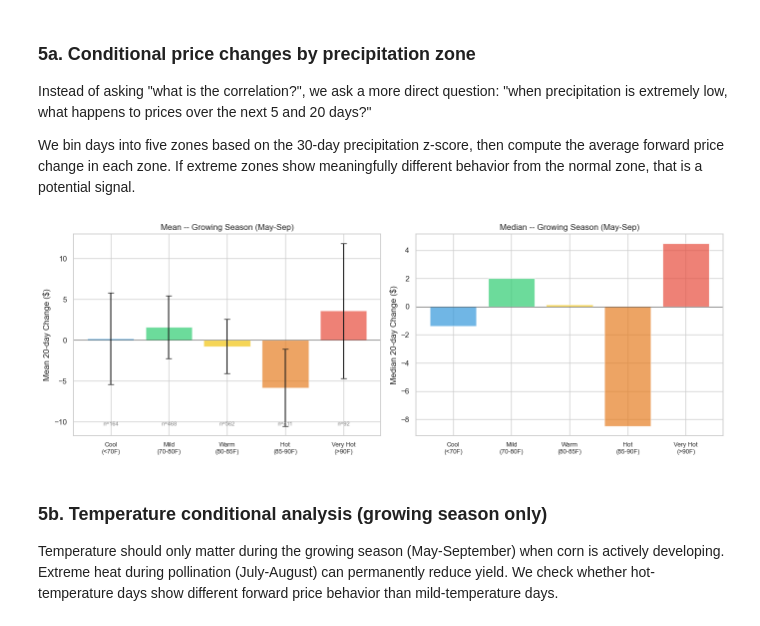
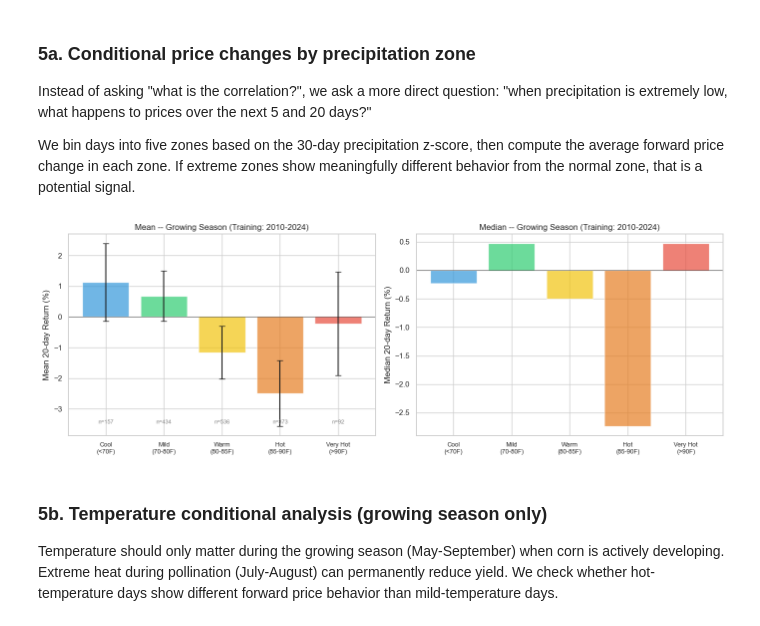
Before and after one commit to sa000/crop_prediction, a Jupyter notebook: eda/strategy_discovery.ipynb, the cells around one changed output. Cells and saved outputs as stored; diff of their text form; code cells hidden in the pictures.

```diff
--- a/eda/strategy_discovery.ipynb
+++ b/eda/strategy_discovery.ipynb
@@ -329,6 +341,8 @@ we construct several candidate features from the raw data and measure their rela
 to returns using both Pearson correlation (linear) and **mutual information** (captures
 any statistical dependency, including nonlinear).
 # %%
+# Compute all features on the full dataset -- rolling windows need history.
+
 # ---- Precipitation features ----
 
 # Rolling sums at different horizons
@@ -370,7 +384,12 @@ feature_cols = [
     'heat_days_7d', 'drought_index',
 ]
 
+# Create train/test split with all features included
+df_train = df.loc[:TRAIN_END]
+df_test = df.loc[TEST_START:]
+
 print(f'Built {len(feature_cols)} candidate features from raw data')
-df[feature_cols].describe().round(3)
+print(f'Training set: {len(df_train):,} rows | Test set: {len(df_test):,} rows')
+df_train[feature_cols].describe().round(3)
 # %% [output]
 Built 12 candidate features from raw data
@@ -545,46 +531,46 @@ We bin days into five zones based on the 30-day precipitation z-score, then comp
 the average forward price change in each zone. If extreme zones show meaningfully
 different behavior from the normal zone, that is a potential signal.
 # %%
-# Same analysis for temperature, but restricted to the growing season (May-Sep)
-# when temperature actually affects the crop.
+# Temperature analysis restricted to the growing season (May-Sep)
+# Training data only (2010-2024)
 
-analysis_t = df[['temp_max_7d', 'chg_20d']].dropna()
+analysis_t = df_train[['temp_max_7d', 'ret_20d']].dropna()
 growing = analysis_t[analysis_t.index.month.isin([5, 6, 7, 8, 9])].copy()
 
 bins_t = [0, 70, 80, 85, 90, 120]
 labels_t = ['Cool\n(<70F)', 'Mild\n(70-80F)', 'Warm\n(80-85F)',
             'Hot\n(85-90F)', 'Very Hot\n(>90F)']
 growing['temp_zone'] = pd.cut(growing['temp_max_7d'], bins=bins_t, labels=labels_t)
 
-zone_chg = growing.groupby('temp_zone', observed=True)['chg_20d'].agg(['mean', 'median', 'std', 'count'])
-zone_chg['se'] = zone_chg['std'] / np.sqrt(zone_chg['count'])
+zone_ret = growing.groupby('temp_zone', observed=True)['ret_20d'].agg(['mean', 'median', 'std', 'count'])
+zone_ret['se'] = zone_ret['std'] / np.sqrt(zone_ret['count'])
 
 fig, axes = plt.subplots(1, 2, figsize=(14, 5))
 colors_t = ['#3498db', '#2ecc71', '#f1c40f', '#e67e22', '#e74c3c']
 
-axes[0].bar(range(len(zone_chg)), zone_chg['mean'],
-       yerr=zone_chg['se'] * 1.96, capsize=4, color=colors_t, alpha=0.7)
-axes[0].set_xticks(range(len(zone_chg)))
-axes[0].set_xticklabels(zone_chg.index, fontsize=9)
+axes[0].bar(range(len(zone_ret)), zone_ret['mean'],
+       yerr=zone_ret['se'] * 1.96, capsize=4, color=colors_t, alpha=0.7)
+axes[0].set_xticks(range(len(zone_ret)))
+axes[0].set_xticklabels(zone_ret.index, fontsize=9)
 axes[0].axhline(0, color='black', linewidth=0.5)
-axes[0].set_ylabel('Mean 20-day Change ($)')
-axes[0].set_title('Mean -- Growing Season (May-Sep)')
-for j, (_, row) in enumerate(zone_chg.iterrows()):
+axes[0].set_ylabel('Mean 20-day Return (%)')
+axes[0].set_title('Mean -- Growing Season (Training: 2010-2024)')
+for j, (_, row) in enumerate(zone_ret.iterrows()):
     axes[0].text(j, axes[0].get_ylim()[0] * 0.9, f'n={int(row["count"])}',
             ha='center', fontsize=8, color='gray')
 
-axes[1].bar(range(len(zone_chg)), zone_chg['median'],
+axes[1].bar(range(len(zone_ret)), zone_ret['median'],
        color=colors_t, alpha=0.7)
-axes[1].set_xticks(range(len(zone_chg)))
-axes[1].set_xticklabels(zone_chg.index, fontsize=9)
+axes[1].set_xticks(range(len(zone_ret)))
+axes[1].set_xticklabels(zone_ret.index, fontsize=9)
 axes[1].axhline(0, color='black', linewidth=0.5)
-axes[1].set_ylabel('Median 20-day Change ($)')
-axes[1].set_title('Median -- Growing Season (May-Sep)')
+axes[1].set_ylabel('Median 20-day Return (%)')
+axes[1].set_title('Median -- Growing Season (Training: 2010-2024)')
 
 plt.tight_layout()
 plt.show()
 # %% [output]
-[figure, old version]
+[figure, new version]
 # %% [markdown]
 ### 5b. Temperature conditional analysis (growing season only)
 
```
Also changed, not shown: parts of 22 cells of this notebook.
